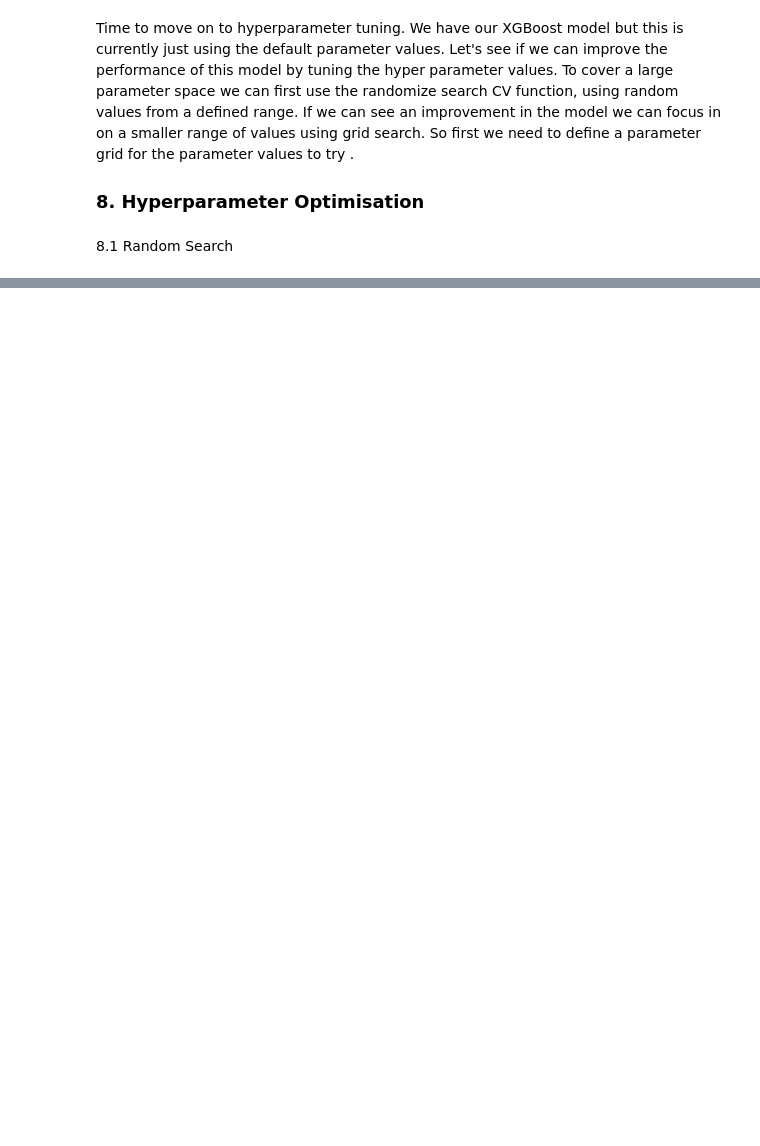
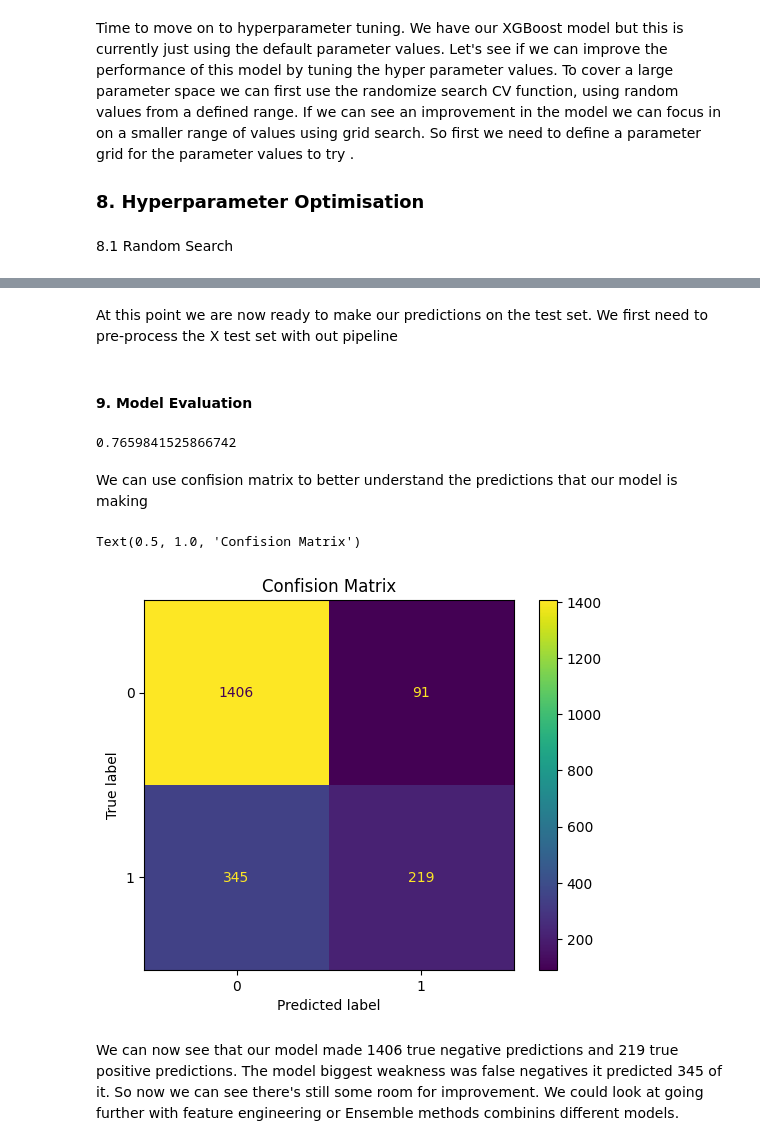
Before and after one commit to erikastats/ML, a Jupyter notebook: XGBoost_car_insurance_claim.ipynb, the cells around one changed output, grey strips where cells are left out. Cells and saved outputs as stored; diff of their text form; code cells hidden in the pictures; blank space fills up the shorter version.

Commit message:
regression and model evaluation

```diff
--- a/XGBoost_car_insurance_claim.ipynb
+++ b/XGBoost_car_insurance_claim.ipynb
@@ -903,7 +904,7 @@ cols_to_drop_pipeline = Pipeline([
 ])
 
 # Define skewed features
-skewed_features = ['income', 'value_of_home', 'commute_dist', 'vehicle_value', 'policy_temure', 'license_points']
+skewed_features = ['income', 'value_of_home', 'commute_dist', 'vehicle_value', 'policy_tenure', 'license_points']
 
 # Define numerical feature pipeline
 num_pipeline = Pipeline([
@@ -993,7 +1010,7 @@ xgb_param_grid = {
     'min_child_weight' : randint(low = 1, high = 20),
     'reg_alpha': randint(low = 0, high = 100),
     'reg_lambda': randint(low = 0, high = 10),
-    'gama': uniform(0,1)
+    'gamma': uniform(0,1)
 }
 
 # Initialise the classfier
@@ -1022,11 +1043,11 @@ print(f'best cross-validation score: {random_search.best_score_}')
 # %%
-# Define the parameter grid based on the results of the random search
+# Define the parameter grid with expanded ranges
 xgb_param_grid_grid_search = {
     'n_estimators' : [280,290,300],
-    'learning_rate': [6,7,8],
-    'max_depth': [0.03, 0.04, 0.05],
+    'max_depth': [6,7,8],
+    'learning_rate': [0.03, 0.04, 0.05],
     'subsample' : [0.45, 0.5, 0.55],
-    'colsample_bytree': [[0.5,0.55,0.6]],
+    'colsample_bytree': [0.5,0.55,0.6],
     'min_child_weight' : [18],
     'reg_alpha': [1],
     'reg_lambda': [1],
@@ -1056,0 +1091,30 @@ print(f'Best cross-validation score: {grid_search.best_score_}')
+# %% [markdown]
+At this point we are now ready to make our predictions on the test set. We first need to pre-process the X test set with out pipeline
+# %% [markdown]
+#### 9. Model Evaluation
+# %%
+# Prepare test set using pipeline
+X_test_prepared = preprocess_pipeline.fit_transform(X_test)
+
+# Predict y_test values using the best model from the grid search
+y_pred = grid_search.best_estimator_.predict(X_test_prepared)
+# %%
+# Check f1 score of predictions
+f1_score(y_test, y_pred, average = 'weighted')
+# %% [output]
+0.7659841525866742
+# %% [markdown]
+We can use confision matrix to better understand the predictions that our model is making
+# %%
+# Create confusion matrix
+cm = confusion_matrix(y_test, y_pred )
+
+# Display the confusion matrix
+disp = ConfusionMatrixDisplay(confusion_matrix=cm)
+disp.plot()
+plt.title('Confision Matrix')
+# %% [output]
+Text(0.5, 1.0, 'Confision Matrix')
+[figure, added]
+# %% [markdown]
+We can now see that our model made 1406 true negative predictions and 219 true positive predictions. The model biggest weakness was false negatives it predicted 345 of it. So now we can see there's still some room for improvement. We could look at going further with feature engineering or Ensemble methods combinins different models.
```
Also changed, not shown: parts of 27 cells of this notebook, 3 other files.
